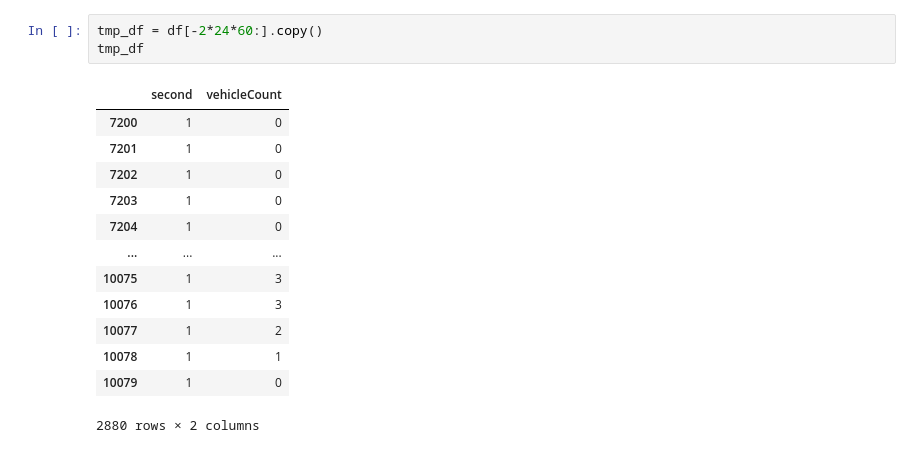
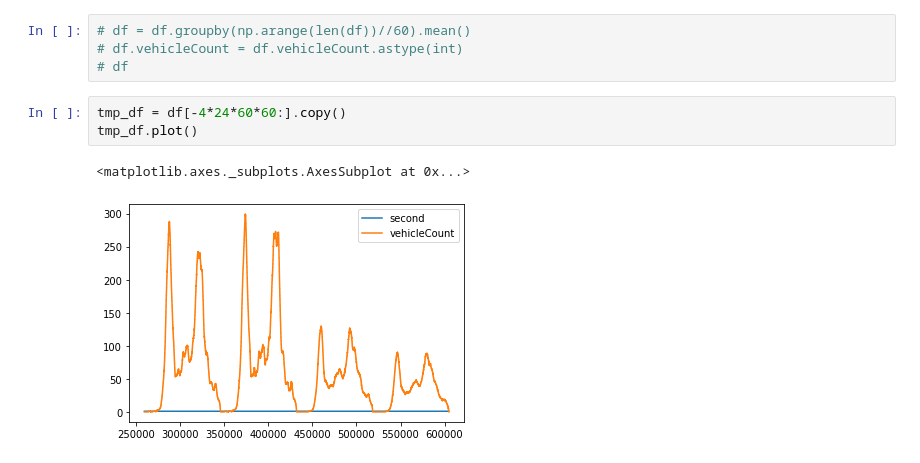
Before and after one commit to babaksit/adaptive-monitoring-nn, a Jupyter notebook: notebooks/dataset_manipulator/manipulator.ipynb, the cells around one changed output. Cells and saved outputs as stored; diff of their text form.

```diff
--- a/notebooks/dataset_manipulator/manipulator.ipynb
+++ b/notebooks/dataset_manipulator/manipulator.ipynb
@@ -48,17 +17,10 @@ df.plot()
+# %%
+# df = df.groupby(np.arange(len(df))//60).mean()
+# df.vehicleCount = df.vehicleCount.astype(int)
+# df
 # %%
-tmp_df = df[-2*24*60:].copy()
-tmp_df
+tmp_df = df[-4*24*60*60:].copy()
+tmp_df.plot()
 # %% [output]
-|  | second | vehicleCount |
-| 7200 | 1 | 0 |
-| 7201 | 1 | 0 |
-| 7202 | 1 | 0 |
-| 7203 | 1 | 0 |
-| 7204 | 1 | 0 |
-| ... | ... | ... |
-| 10075 | 1 | 3 |
-| 10076 | 1 | 3 |
-| 10077 | 1 | 2 |
-| 10078 | 1 | 1 |
-| 10079 | 1 | 0 |
-2880 rows × 2 columns
+<matplotlib.axes._subplots.AxesSubplot at 0x...>
+[figure, added]
```
Also changed, not shown: parts of 12 cells of this notebook, 17 other files.
